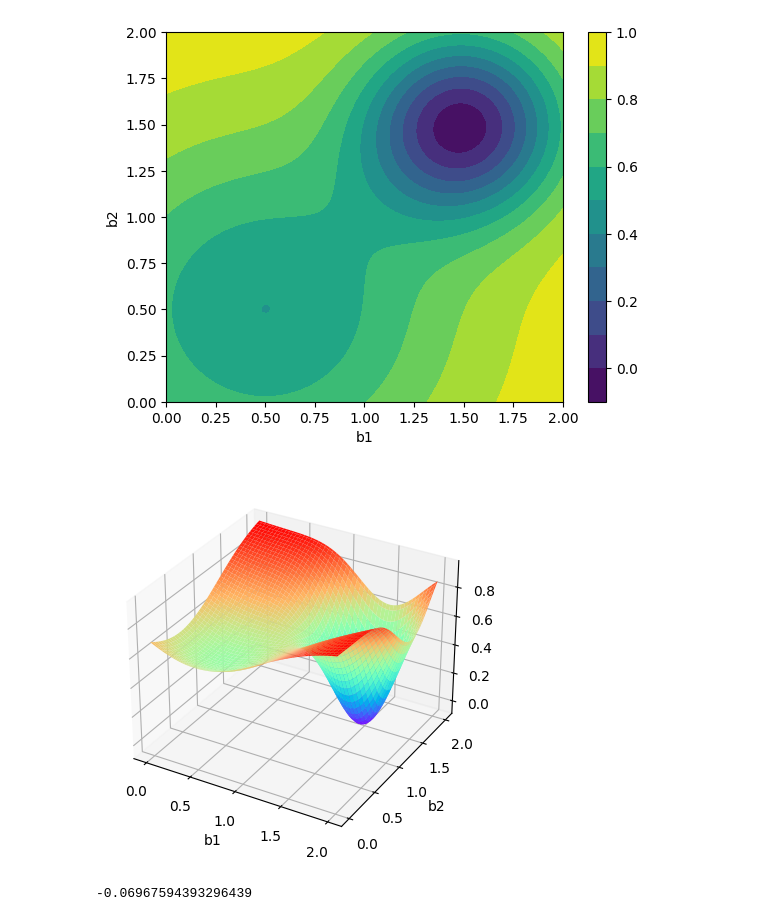
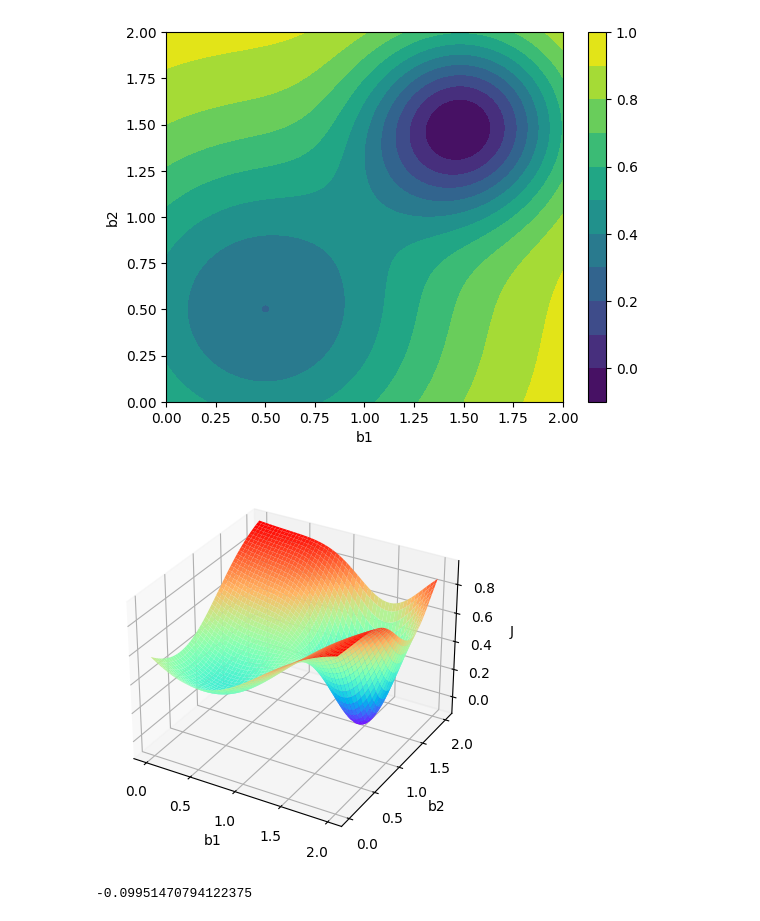
Before and after one commit to wanaler/BD_ML_AI, a Jupyter notebook: code/exersise6.ipynb, the cells around one changed output. Cells and saved outputs as stored; diff of their text form; code cells hidden in the pictures.

```diff
--- a/code/exersise6.ipynb
+++ b/code/exersise6.ipynb
@@ -9,7 +9,7 @@ import numpy.testing as npt
 import unittest
 # %%
 #Define data
-N = 100
+N = 200
 b1 = np.linspace(0,2,N)
 b2 = np.linspace(0,2,N)
 Nb1 = np.size(b1)
@@ -18,8 +18,10 @@ Nb2 = np.size(b2)
 b01 = 0.5
 b02 = 1.5
 
-amp1 = 0.5
+amp1 = 0.7
 amp2 = 1
+
+d = 0.1
 
 J = np.zeros([Nb1,Nb2])
 for i in range(Nb1):
@@ -36,20 +38,21 @@ plt.ylabel('b2')
 plt.colorbar()
 plt.show()
 # %% [output]
-[figure, old version]
+[figure, new version]
 # %%
 ax = plt.figure().add_subplot(projection='3d')
 ax.plot_surface(b1grid, b2grid, J,cmap = 'rainbow')
 plt.xlabel('b1')
 plt.ylabel('b2')
+ax.set_zlabel('J')
 plt.show()
 # %% [output]
-[figure, old version]
+[figure, new version]
 # %%
 Jmin = np.min(J)
 Jmin
 # %% [output]
--0.06967594393296439
+-0.09951470794122375
 # %%
 bt1 = np.random.uniform(0,2)
 bt2 = np.random.uniform(0,2)
```
Also changed, not shown: parts of 14 cells of this notebook, 55 other files.
